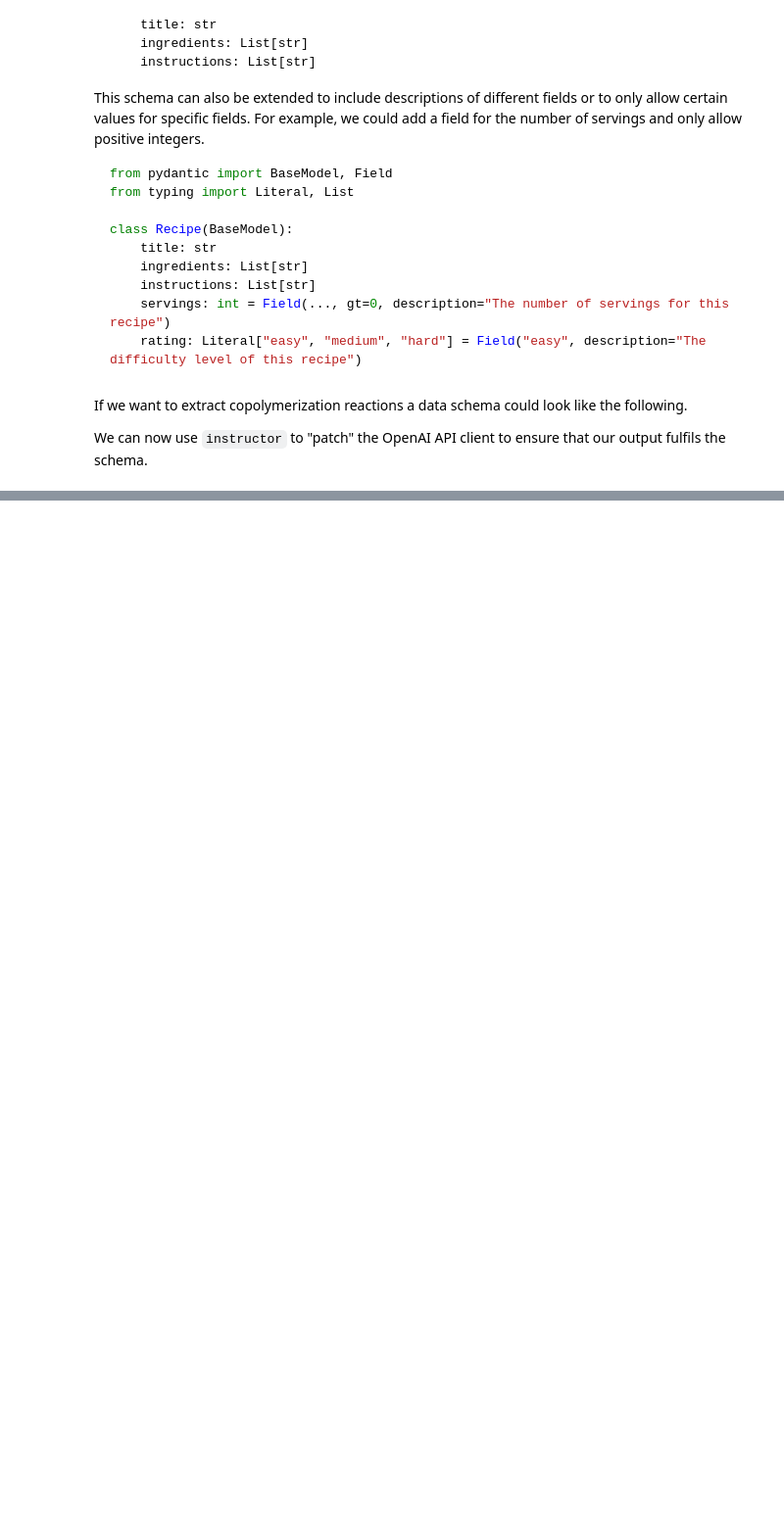
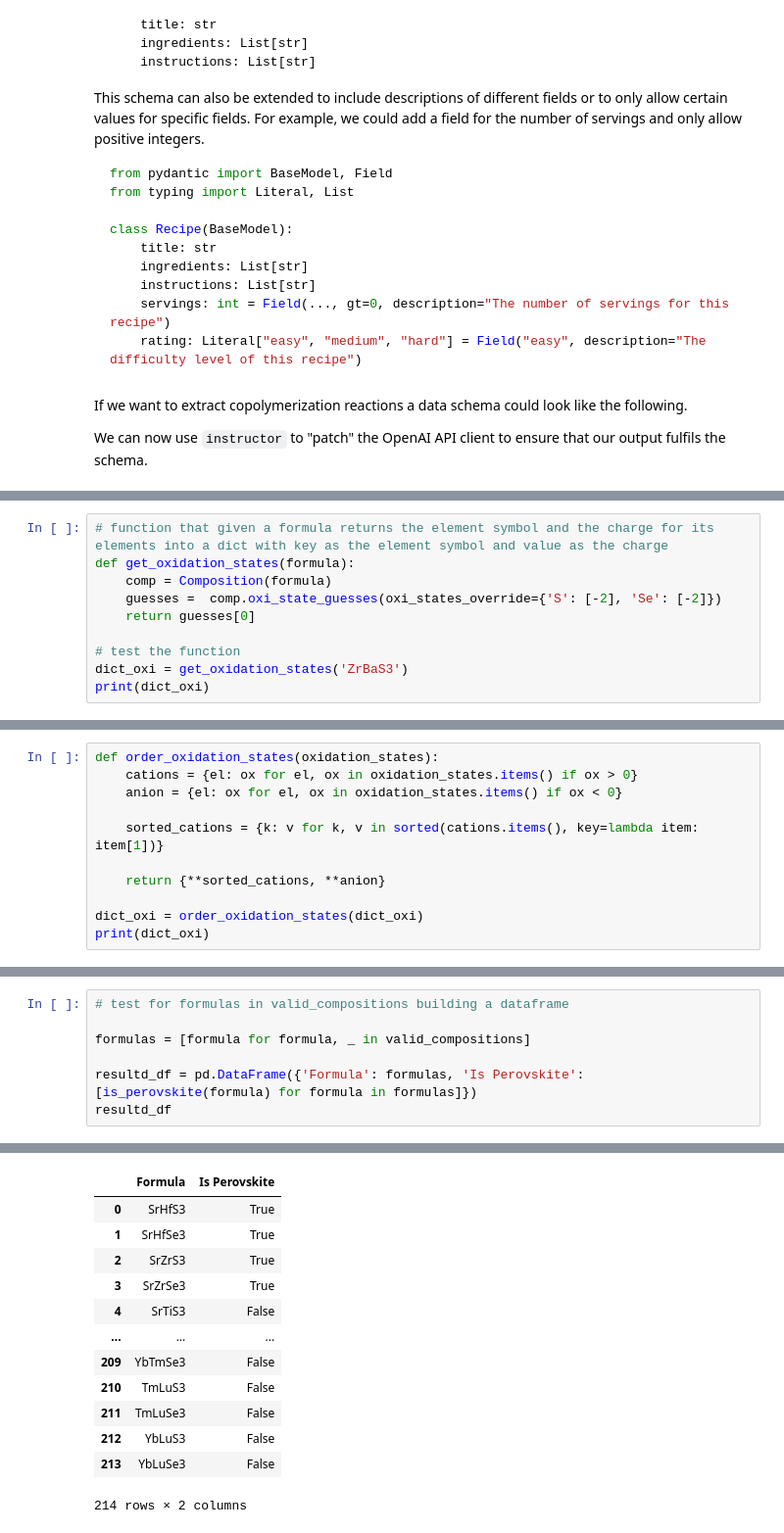
Before and after one commit to lamalab-org/matextract-book, a Jupyter notebook: constrained_decoding/constrained_formulas.ipynb, the cells around one changed output, grey strips where cells are left out. Shown at 98% size. Drawn from its saved outputs; the diff is of its cells as text; blank space fills up the shorter version.

Commit message:
Add charge calculation of tolerance factor and more WIP

```diff
--- a/constrained_decoding/constrained_formulas.ipynb
+++ b/constrained_decoding/constrained_formulas.ipynb
@@ -300,0 +185,10 @@ except Exception as e:
+# %%
+# function that given a formula returns the element symbol and the charge for its elements into a dict with key as the element symbol and value as the charge
+def get_oxidation_states(formula):
+    comp = Composition(formula)
+    guesses =  comp.oxi_state_guesses(oxi_states_override={'S': [-2], 'Se': [-2]})
+    return guesses[0]
+
+# test the function
+dict_oxi = get_oxidation_states('ZrBaS3')
+print(dict_oxi)
@@ -300,0 +199,11 @@ except Exception as e:
+# %%
+def order_oxidation_states(oxidation_states):
+    cations = {el: ox for el, ox in oxidation_states.items() if ox > 0}
+    anion = {el: ox for el, ox in oxidation_states.items() if ox < 0}
+
+    sorted_cations = {k: v for k, v in sorted(cations.items(), key=lambda item: item[1])}
+
+    return {**sorted_cations, **anion}
+
+dict_oxi = order_oxidation_states(dict_oxi)
+print(dict_oxi)
@@ -300,0 +317,8 @@ except Exception as e:
+# %%
+# test for formulas in valid_compositions building a dataframe
+
+formulas = [formula for formula, _ in valid_compositions]
+
+resultd_df = pd.DataFrame({'Formula': formulas, 'Is Perovskite': [is_perovskite(formula) for formula in formulas]})
+resultd_df
+# %% [output]
@@ -300,0 +342,13 @@ except Exception as e:
+|  | Formula | Is Perovskite |
+| 0 | SrHfS3 | True |
+| 1 | SrHfSe3 | True |
+| 2 | SrZrS3 | True |
+| 3 | SrZrSe3 | True |
+| 4 | SrTiS3 | False |
+| ... | ... | ... |
+| 209 | YbTmSe3 | False |
+| 210 | TmLuS3 | False |
+| 211 | TmLuSe3 | False |
+| 212 | YbLuS3 | False |
+| 213 | YbLuSe3 | False |
+214 rows × 2 columns
```
Also changed, not shown: parts of 28 cells of this notebook, 1 other file.
